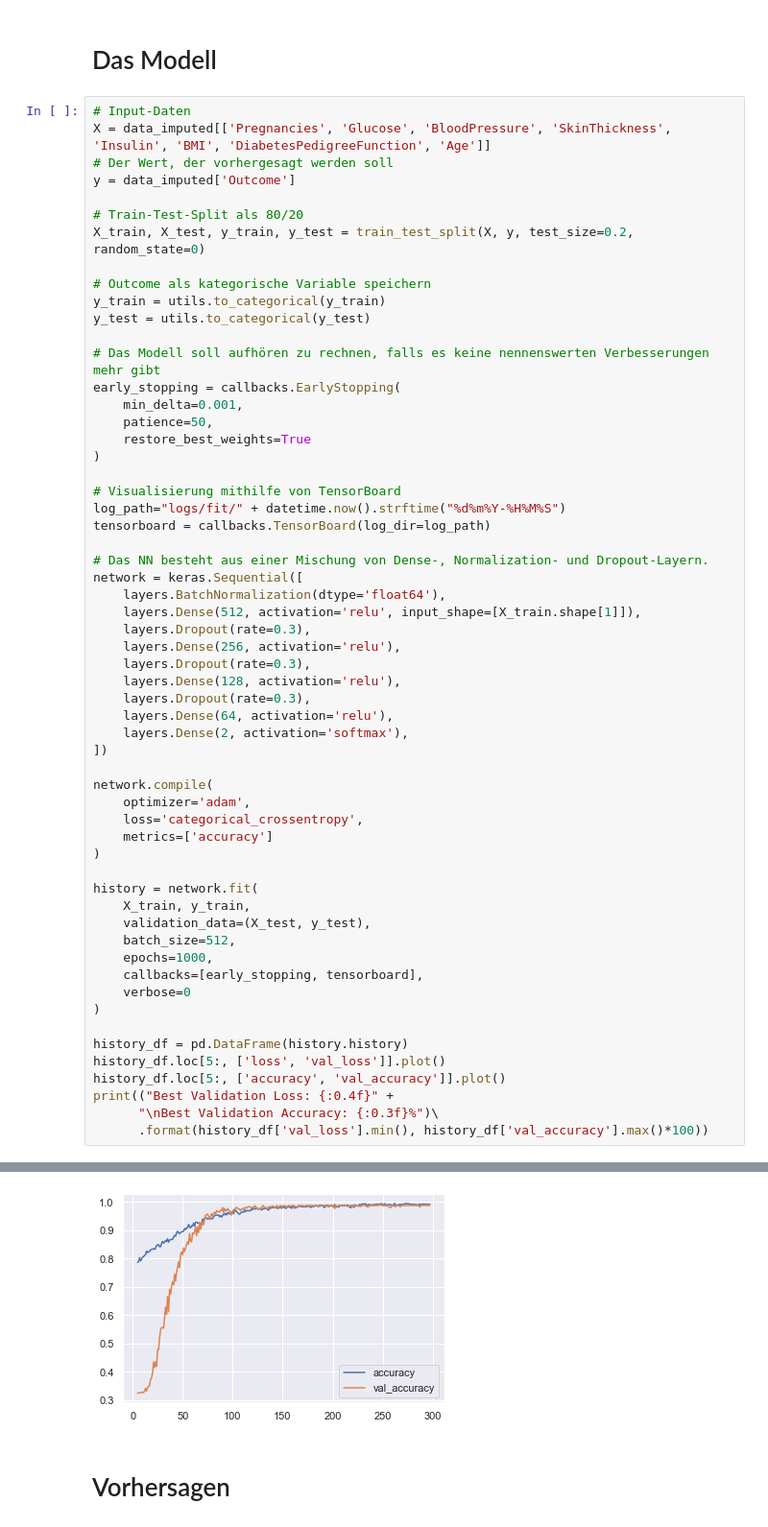
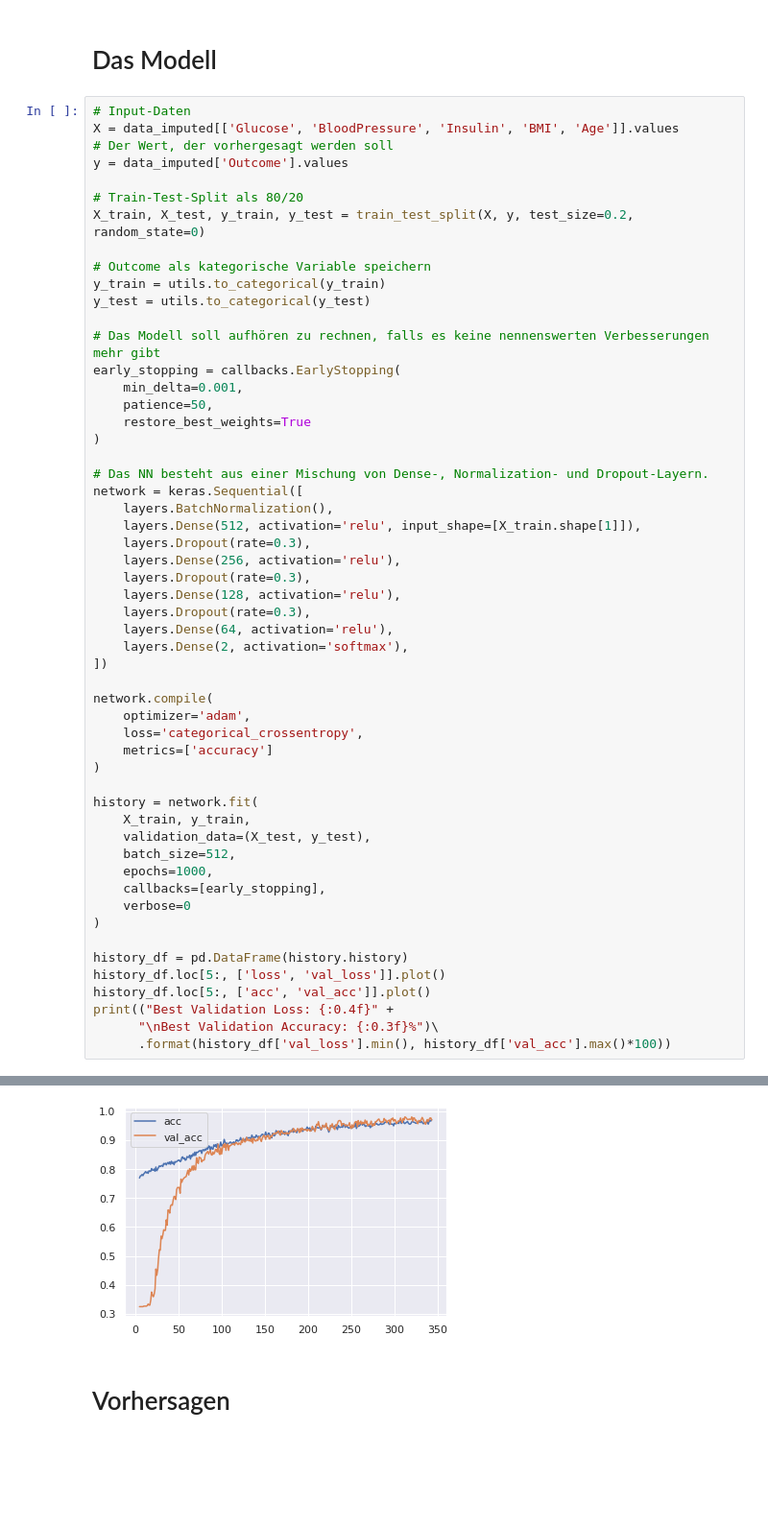
Before and after one commit to NicoPiel/LiteraturSeminar, a Jupyter notebook: main.ipynb, the cells around one changed output, grey strips where cells are left out. Shown at 96% size. Saved outputs shown, nothing was run; the diff lists cells and outputs as text; blank space fills up the shorter version.

Commit message:
Deleted exported images and fixed Tensorflow bugs after updating

```diff
--- a/main.ipynb
+++ b/main.ipynb
@@ -135,9 +131,9 @@ Die Anzahl der Schwangerschaften scheint mit dem Alter, die Dicke der Trizeps-Ha
 # Das Modell
 # %%
 # Input-Daten
-X = data_imputed[['Pregnancies', 'Glucose', 'BloodPressure', 'SkinThickness', 'Insulin', 'BMI', 'DiabetesPedigreeFunction', 'Age']]
+X = data_imputed[['Glucose', 'BloodPressure', 'Insulin', 'BMI', 'Age']].values
 # Der Wert, der vorhergesagt werden soll
-y = data_imputed['Outcome']
+y = data_imputed['Outcome'].values
 
 # Train-Test-Split als 80/20
 X_train, X_test, y_train, y_test = train_test_split(X, y, test_size=0.2, random_state=0)
@@ -153,13 +149,9 @@ early_stopping = callbacks.EarlyStopping(
     restore_best_weights=True
 )
 
-# Visualisierung mithilfe von TensorBoard
-log_path="logs/fit/" + datetime.now().strftime("%d%m%Y-%H%M%S")
-tensorboard = callbacks.TensorBoard(log_dir=log_path)
-
 # Das NN besteht aus einer Mischung von Dense-, Normalization- und Dropout-Layern.
 network = keras.Sequential([
-    layers.BatchNormalization(dtype='float64'),
+    layers.BatchNormalization(),
     layers.Dense(512, activation='relu', input_shape=[X_train.shape[1]]),
     layers.Dropout(rate=0.3),
     layers.Dense(256, activation='relu'),
@@ -181,14 +173,14 @@ history = network.fit(
     validation_data=(X_test, y_test),
     batch_size=512,
     epochs=1000,
-    callbacks=[early_stopping, tensorboard],
+    callbacks=[early_stopping],
     verbose=0
 )
 
 history_df = pd.DataFrame(history.history)
 history_df.loc[5:, ['loss', 'val_loss']].plot()
-history_df.loc[5:, ['accuracy', 'val_accuracy']].plot()
+history_df.loc[5:, ['acc', 'val_acc']].plot()
 print(("Best Validation Loss: {:0.4f}" +
       "\nBest Validation Accuracy: {:0.3f}%")\
-      .format(history_df['val_loss'].min(), history_df['val_accuracy'].max()*100))
+      .format(history_df['val_loss'].min(), history_df['val_acc'].max()*100))
 # %% [output]
@@ -201,4 +190,4 @@ Best Validation Accuracy: 99.458%
-[figure, old version]
+[figure, new version]
 # %% [markdown]
 # Vorhersagen
 # %%
```
Also changed, not shown: parts of 4 cells of this notebook, 3 other files.
